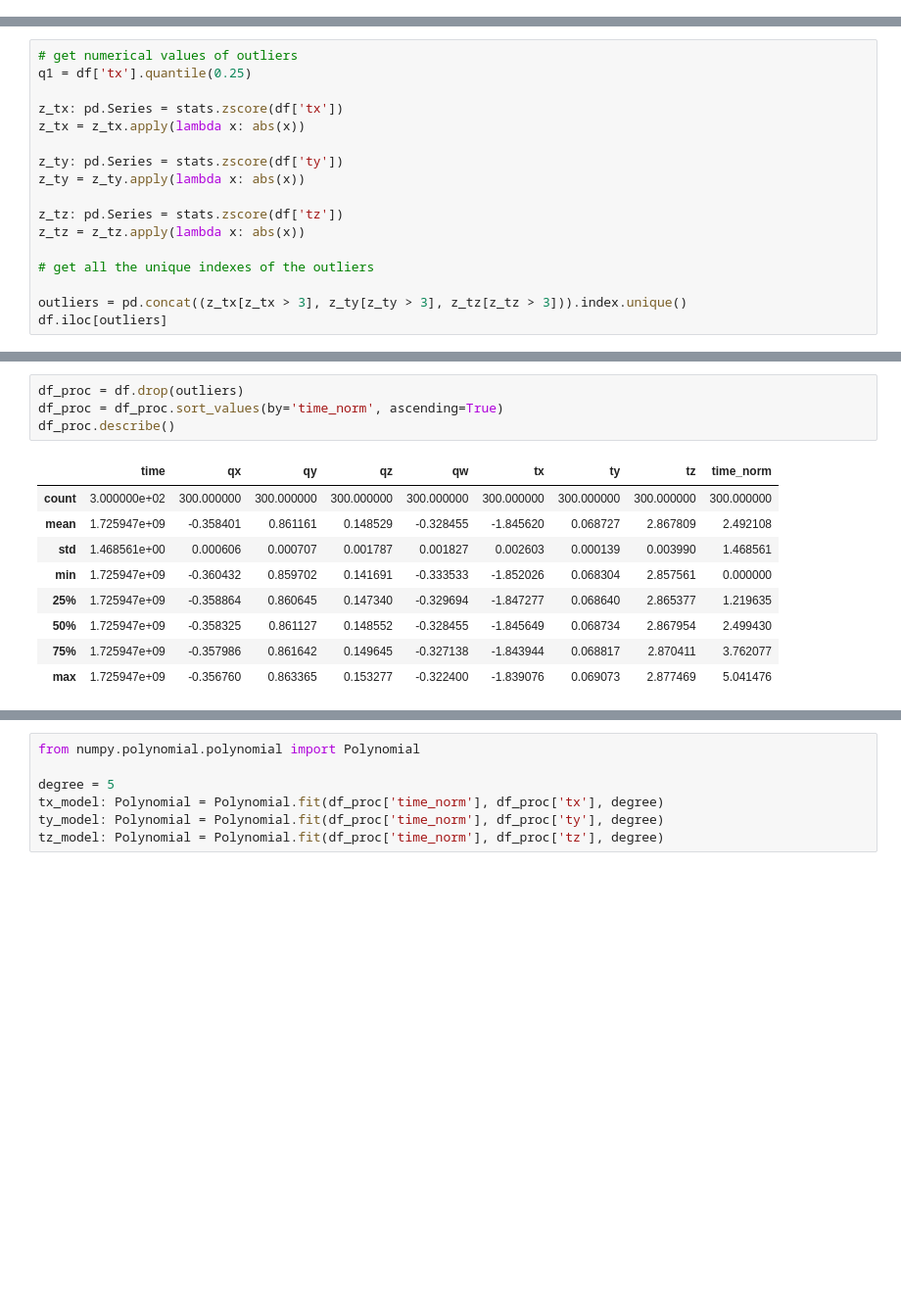
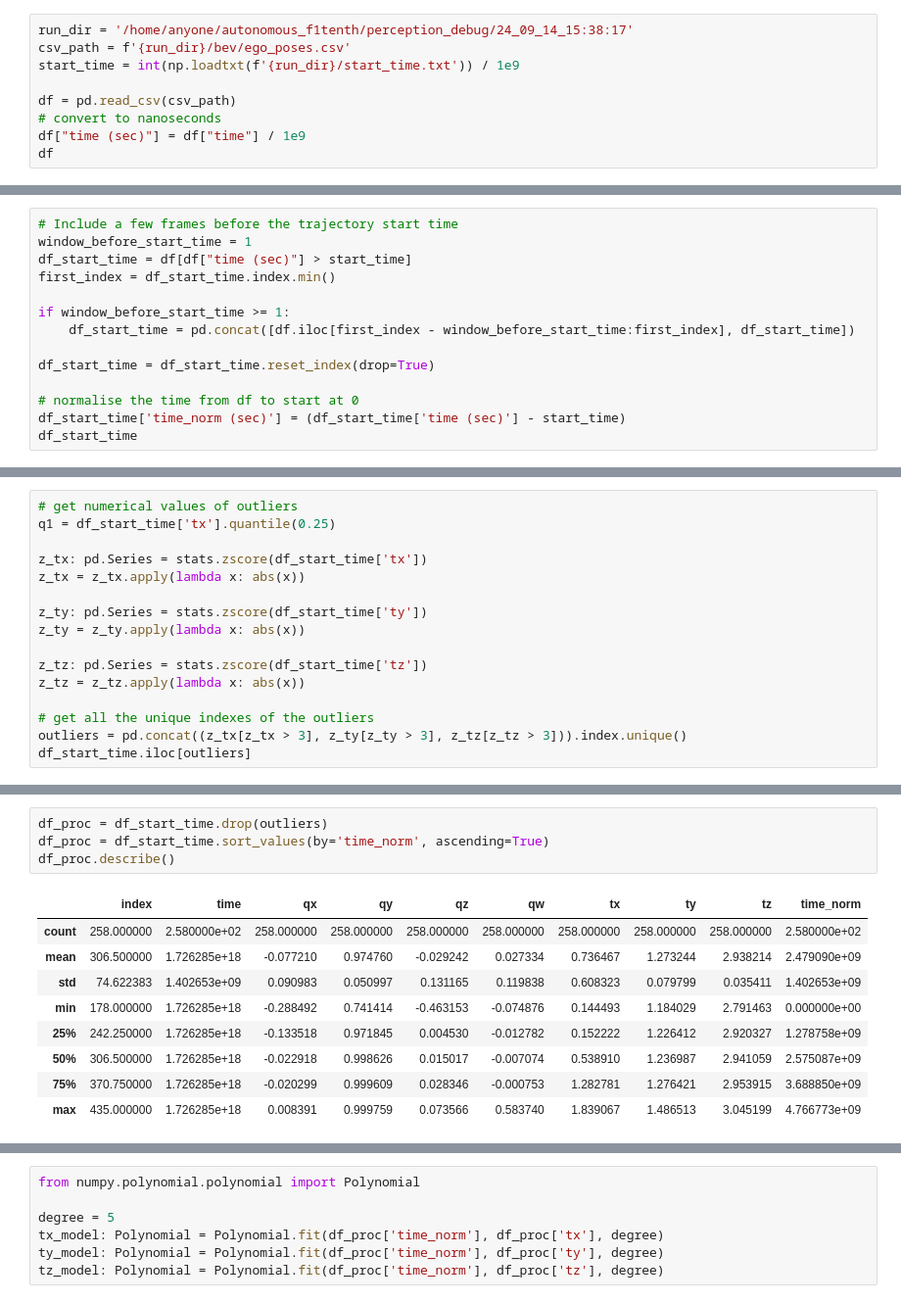
Before and after one commit to ShungFei/autonomous_f1tenth, a Jupyter notebook: src/perception/perception/scripts/model_fitting.ipynb, the cells around one changed output, grey strips where cells are left out. Shown at 98% size. Saved outputs shown, nothing was run; the diff lists cells and outputs as text; blank space fills up the shorter version.

```diff
--- a/src/perception/perception/scripts/model_fitting.ipynb
+++ b/src/perception/perception/scripts/model_fitting.ipynb
@@ -36,0 +16,9 @@ df
+# %%
+run_dir = '/home/anyone/autonomous_f1tenth/perception_debug/24_09_14_15:38:17'
+csv_path = f'{run_dir}/bev/ego_poses.csv'
+start_time = int(np.loadtxt(f'{run_dir}/start_time.txt')) / 1e9
+
+df = pd.read_csv(csv_path)
+# convert to nanoseconds
+df["time (sec)"] = df["time"] / 1e9
+df
@@ -36,0 +39,14 @@ df
+# %%
+# Include a few frames before the trajectory start time
+window_before_start_time = 1
+df_start_time = df[df["time (sec)"] > start_time]
+first_index = df_start_time.index.min()
+
+if window_before_start_time >= 1:
+    df_start_time = pd.concat([df.iloc[first_index - window_before_start_time:first_index], df_start_time])
+
+df_start_time = df_start_time.reset_index(drop=True)
+
+# normalise the time from df to start at 0
+df_start_time['time_norm (sec)'] = (df_start_time['time (sec)'] - start_time)
+df_start_time
@@ -37,18 +67,17 @@ df
 # %%
 # get numerical values of outliers
-q1 = df['tx'].quantile(0.25)
+q1 = df_start_time['tx'].quantile(0.25)
 
-z_tx: pd.Series = stats.zscore(df['tx'])
+z_tx: pd.Series = stats.zscore(df_start_time['tx'])
 z_tx = z_tx.apply(lambda x: abs(x))
 
-z_ty: pd.Series = stats.zscore(df['ty'])
+z_ty: pd.Series = stats.zscore(df_start_time['ty'])
 z_ty = z_ty.apply(lambda x: abs(x))
 
-z_tz: pd.Series = stats.zscore(df['tz'])
+z_tz: pd.Series = stats.zscore(df_start_time['tz'])
 z_tz = z_tz.apply(lambda x: abs(x))
 
 # get all the unique indexes of the outliers
-
 outliers = pd.concat((z_tx[z_tx > 3], z_ty[z_ty > 3], z_tz[z_tz > 3])).index.unique()
-df.iloc[outliers]
+df_start_time.iloc[outliers]
 # %% [output]
@@ -57,14 +98,14 @@ df.iloc[outliers]
 # %%
-df_proc = df.drop(outliers)
-df_proc = df_proc.sort_values(by='time_norm', ascending=True)
+df_proc = df_start_time.drop(outliers)
+df_proc = df_start_time.sort_values(by='time_norm', ascending=True)
 df_proc.describe()
 # %% [output]
-|  | time | qx | qy | qz | qw | tx | ty | tz | time_norm |
-| count | 3.000000e+02 | 300.000000 | 300.000000 | 300.000000 | 300.000000 | 300.000000 | 300.000000 | 300.000000 | 300.000000 |
-| mean | 1.725947e+09 | -0.358401 | 0.861161 | 0.148529 | -0.328455 | -1.845620 | 0.068727 | 2.867809 | 2.492108 |
-| std | 1.468561e+00 | 0.000606 | 0.000707 | 0.001787 | 0.001827 | 0.002603 | 0.000139 | 0.003990 | 1.468561 |
-| min | 1.725947e+09 | -0.360432 | 0.859702 | 0.141691 | -0.333533 | -1.852026 | 0.068304 | 2.857561 | 0.000000 |
-| 25% | 1.725947e+09 | -0.358864 | 0.860645 | 0.147340 | -0.329694 | -1.847277 | 0.068640 | 2.865377 | 1.219635 |
-| 50% | 1.725947e+09 | -0.358325 | 0.861127 | 0.148552 | -0.328455 | -1.845649 | 0.068734 | 2.867954 | 2.499430 |
-| 75% | 1.725947e+09 | -0.357986 | 0.861642 | 0.149645 | -0.327138 | -1.843944 | 0.068817 | 2.870411 | 3.762077 |
-| max | 1.725947e+09 | -0.356760 | 0.863365 | 0.153277 | -0.322400 | -1.839076 | 0.069073 | 2.877469 | 5.041476 |
+|  | index | time | qx | qy | qz | qw | tx | ty | tz | time_norm |
+| count | 258.000000 | 2.580000e+02 | 258.000000 | 258.000000 | 258.000000 | 258.000000 | 258.000000 | 258.000000 | 258.000000 | 2.580000e+02 |
+| mean | 306.500000 | 1.726285e+18 | -0.077210 | 0.974760 | -0.029242 | 0.027334 | 0.736467 | 1.273244 | 2.938214 | 2.479090e+09 |
+| std | 74.622383 | 1.402653e+09 | 0.090983 | 0.050997 | 0.131165 | 0.119838 | 0.608323 | 0.079799 | 0.035411 | 1.402653e+09 |
+| min | 178.000000 | 1.726285e+18 | -0.288492 | 0.741414 | -0.463153 | -0.074876 | 0.144493 | 1.184029 | 2.791463 | 0.000000e+00 |
+| 25% | 242.250000 | 1.726285e+18 | -0.133518 | 0.971845 | 0.004530 | -0.012782 | 0.152222 | 1.226412 | 2.920327 | 1.278758e+09 |
+| 50% | 306.500000 | 1.726285e+18 | -0.022918 | 0.998626 | 0.015017 | -0.007074 | 0.538910 | 1.236987 | 2.941059 | 2.575087e+09 |
+| 75% | 370.750000 | 1.726285e+18 | -0.020299 | 0.999609 | 0.028346 | -0.000753 | 1.282781 | 1.276421 | 2.953915 | 3.688850e+09 |
+| max | 435.000000 | 1.726285e+18 | 0.008391 | 0.999759 | 0.073566 | 0.583740 | 1.839067 | 1.486513 | 3.045199 | 4.766773e+09 |
```
Also changed, not shown: parts of 11 cells of this notebook.
